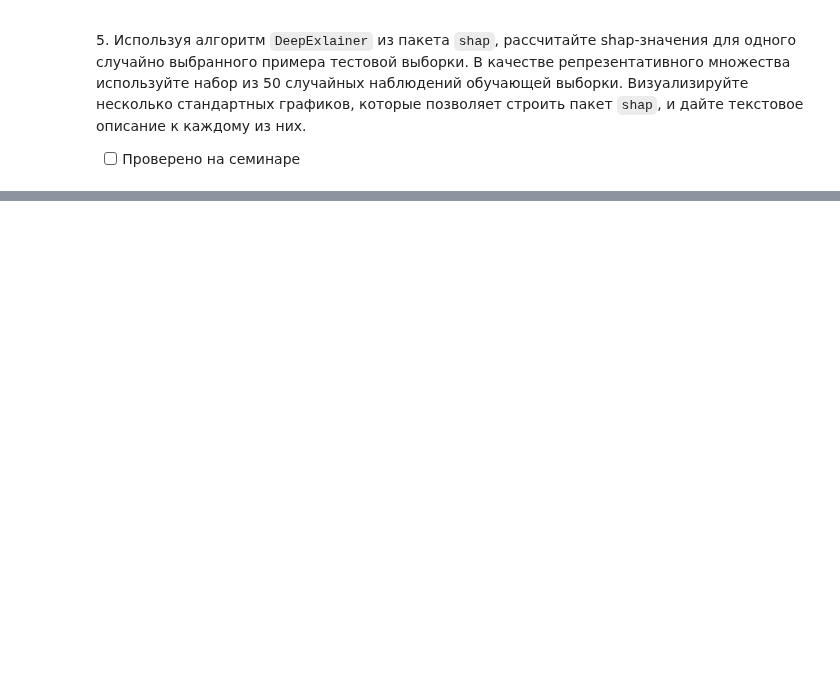
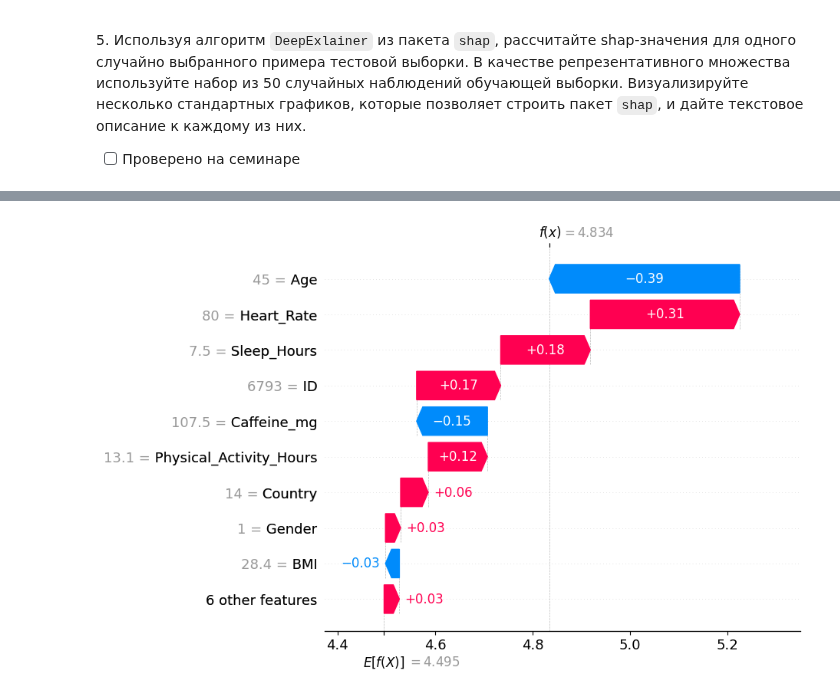
Before and after one commit to Ackrome/FU, a Jupyter notebook: Course_3/DL/02_4_analysis.ipynb, the cells around one changed output, grey strips where cells are left out. Drawn from its saved outputs; the diff is of its cells as text; code cells hidden in the pictures; blank space fills up the shorter version.

```diff
--- a/Course_3/DL/02_4_analysis.ipynb
+++ b/Course_3/DL/02_4_analysis.ipynb
@@ -332,0 +461,89 @@ AttributeError: 'ModelHistory' object has no attribute 'plot_gradient_summary'
+# %%
+model.eval()
+
+random_test_idx = np.random.randint(0, len(test_data))
+x_test_sample, y_test_sample = test_data[random_test_idx]
+x_test_sample_tensor = x_test_sample.unsqueeze(0) # Добавляем размерность батча
+
+train_indices = np.random.choice(len(train_data), 50, replace=False)
+background_data = torch.stack([train_data[i][0] for i in train_indices])
+
+explainer = shap.DeepExplainer(model, background_data)
+
+shap_values = explainer.shap_values(x_test_sample_tensor)
+
+with torch.no_grad():
+    output = model(x_test_sample_tensor)
+    predicted_class = torch.argmax(output).item()
+
+feature_names = full_dataset.feature_names
+
+# Determine the base value for the plots based on the structure of explainer.expected_value
+# explainer.expected_value is typically a 1D numpy array of shape (num_classes,) for DeepExplainer multi-output.
+if isinstance(explainer.expected_value, np.ndarray) and explainer.expected_value.ndim == 1:
+    base_value_for_plot = explainer.expected_value[predicted_class]
+else:
+    # Fallback for unexpected structure of explainer.expected_value
+    print(f"Warning: explainer.expected_value has an unexpected type or shape: {type(explainer.expected_value)}, {np.shape(explainer.expected_value)}. Defaulting to 0.0")
+    base_value_for_plot = 0.0
+
+
+print("\n--- Force Plot (для одного примера) ---")
+print("Этот график показывает, как каждый признак влияет на предсказание для конкретного примера. Базовая "
+      "(base value) - это средний выход модели по фоновым данным. Стрелки показывают, как каждый признак "
+      "сдвигает предсказание от базового значения к конечному выходному значению модели. Красные значения "
+      "увеличивают выход, синие - уменьшают. Длина стрелки указывает на величину влияния.")
+shap.plots.force(
+    base_value_for_plot,
+    shap_values[0, :, predicted_class], # Corrected: Access the predicted class's SHAP values from the single sample
+    x_test_sample.cpu().numpy(),
+    feature_names=feature_names
+)
+
+print("\n\n--- Waterfall Plot (для одного примера) ---")
+print("График водопада также объясняет предсказание для одного экземпляра, но в более "
+      "детализированном виде. Он показывает начальное базовое значение (ожидаемое значение объяснителя), "
+      "а затем показывает вклад каждого признака (от наибольшего к наименьшему влиянию) в "
+      "окончательное предсказанное значение. Каждый бар представляет вклад признака в изменение "
+      "значения от базового до финального предсказания. Красные бары увеличивают предсказание, синие - уменьшают.")
+shap.plots.waterfall(shap.Explanation(
+    values=shap_values[0, :, predicted_class], # Corrected: Access the predicted class's SHAP values from the single sample
+    base_values=base_value_for_plot,
+    data=x_test_sample.cpu().numpy(),
+    feature_names=feature_names
+))
+
+# Для summary_plot обычно требуется больше данных
+# Рассчитаем SHAP значения для небольшой части тестовой выборки для summary_plot
+num_summary_samples = 100
+sample_test_indices = np.random.choice(len(test_data), num_summary_samples, replace=False)
+x_test_summary_samples = torch.stack([test_data[i][0] for i in sample_test_indices])
+
+shap_values_summary = explainer.shap_values(x_test_summary_samples)
+# shap_values_summary is a numpy array of shape (num_summary_samples, num_features, num_classes)
+
+
+print("\n\n--- Summary Plot (Feature Importance and Impact) ---")
+print("Этот график представляет собой сводку влияния каждого признака на предсказания модели для множества "
+      "примеров. Каждая точка на графике соответствует SHAP-значению для признака в одном наблюдении. "
+      "Позиция по оси X показывает SHAP-значение (влияние на выход модели), а цвет показывает значение признака "
+      "(от низкого к высокому). Признаки отсортированы по их общей важности (среднему абсолютному SHAP-значению). "
+      "Это позволяет понять, какие признаки наиболее важны и как их значения влияют на предсказания.")
+shap.summary_plot(
+    shap_values_summary[:, :, predicted_class], # Corrected: Pass SHAP values for the predicted class
+    x_test_summary_samples.cpu().numpy(),
+    feature_names=feature_names,
+)
+
+
+print("\n\n--- Summary Plot (Bar Plot of Mean Absolute SHAP Values) ---")
+print("Вертикальный график, который отображает среднее абсолютное SHAP-значение для каждого признака. "
+      "Это дает общее представление о глобальной важности каждого признака в модели, без учета "
+      "направления влияния или конкретных значений признаков. Чем длиннее бар, тем важнее признак.")
+shap.summary_plot(
+    shap_values_summary[:, :, predicted_class], # Corrected: Pass SHAP values for the predicted class
+    x_test_summary_samples.cpu().numpy(),
+    feature_names=feature_names,
+    plot_type="bar"
+)
+# %% [output]
@@ -332,0 +556 @@ AttributeError: 'ModelHistory' object has no attribute 'plot_gradient_summary'
+[figure, added]
```
Also changed, not shown: parts of 7 cells of this notebook.
